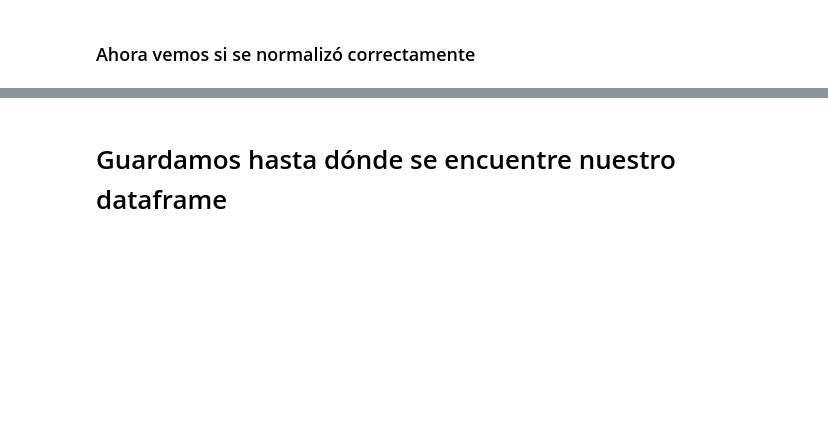
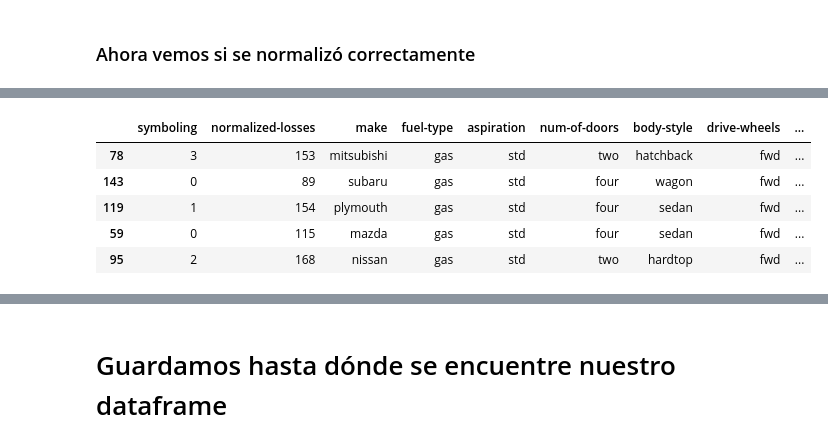
Before and after one commit to FernandoCallasaca/data_science_projects, a Jupyter notebook: Automobile_Dataset.ipynb, the cells around one changed output, grey strips where cells are left out. Drawn from its saved outputs; the diff is of its cells as text; code cells hidden in the pictures; blank space fills up the shorter version.

```diff
--- a/Automobile_Dataset.ipynb
+++ b/Automobile_Dataset.ipynb
@@ -363,0 +413,10 @@ df[['length', 'width', 'height']].sample(5)
+# %%
+df = pd.concat([df, df_dummy], axis = 1)
+df.sample(5)
+# %% [output]
+|  | symboling | normalized-losses | make | fuel-type | aspiration | num-of-doors | body-style | drive-wheels | ... |
+| 78 | 3 | 153 | mitsubishi | gas | std | two | hatchback | fwd | ... |
+| 143 | 0 | 89 | subaru | gas | std | four | wagon | fwd | ... |
+| 119 | 1 | 154 | plymouth | gas | std | four | sedan | fwd | ... |
+| 59 | 0 | 115 | mazda | gas | std | four | sedan | fwd | ... |
+| 95 | 2 | 168 | nissan | gas | std | two | hardtop | fwd | ... |
```
Also changed, not shown: parts of 22 cells of this notebook.
